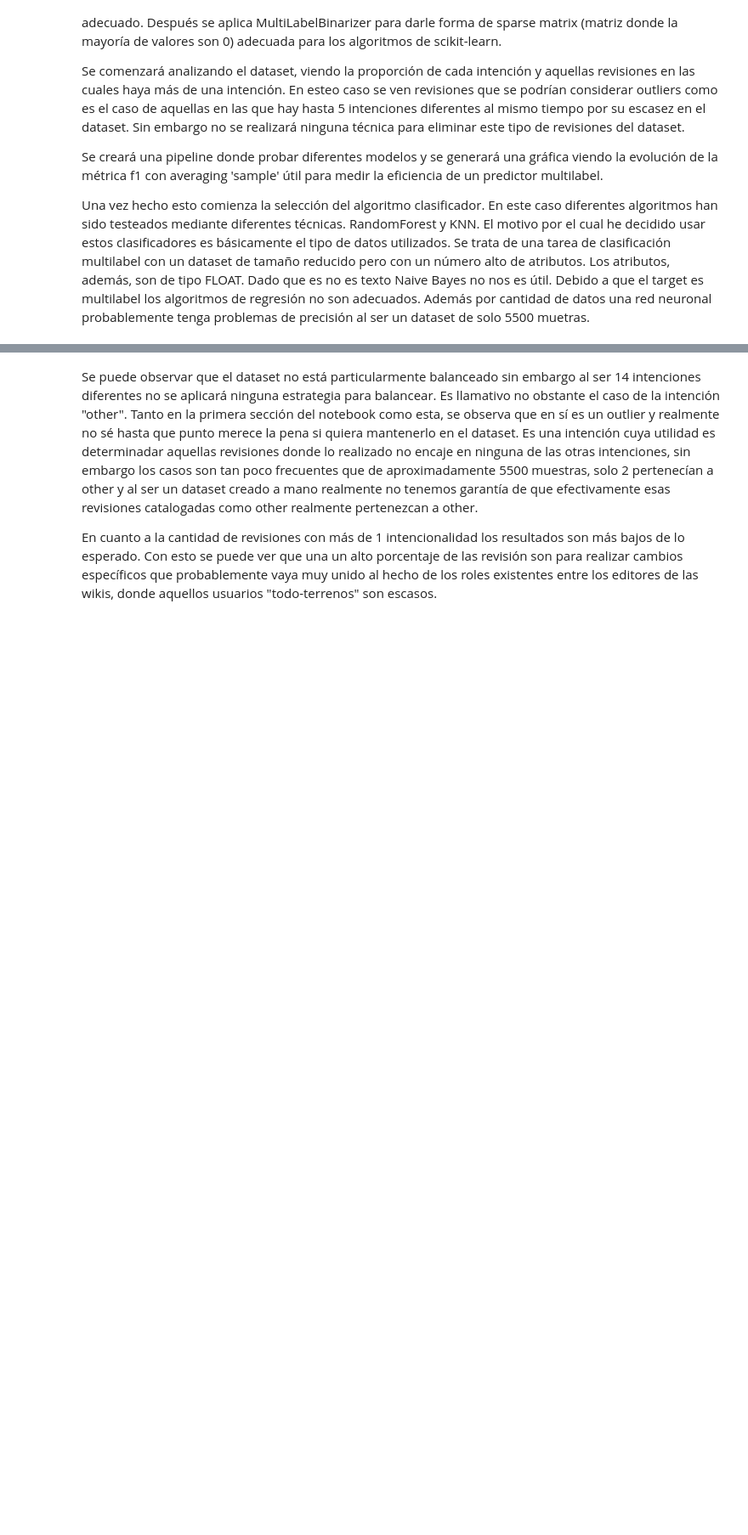
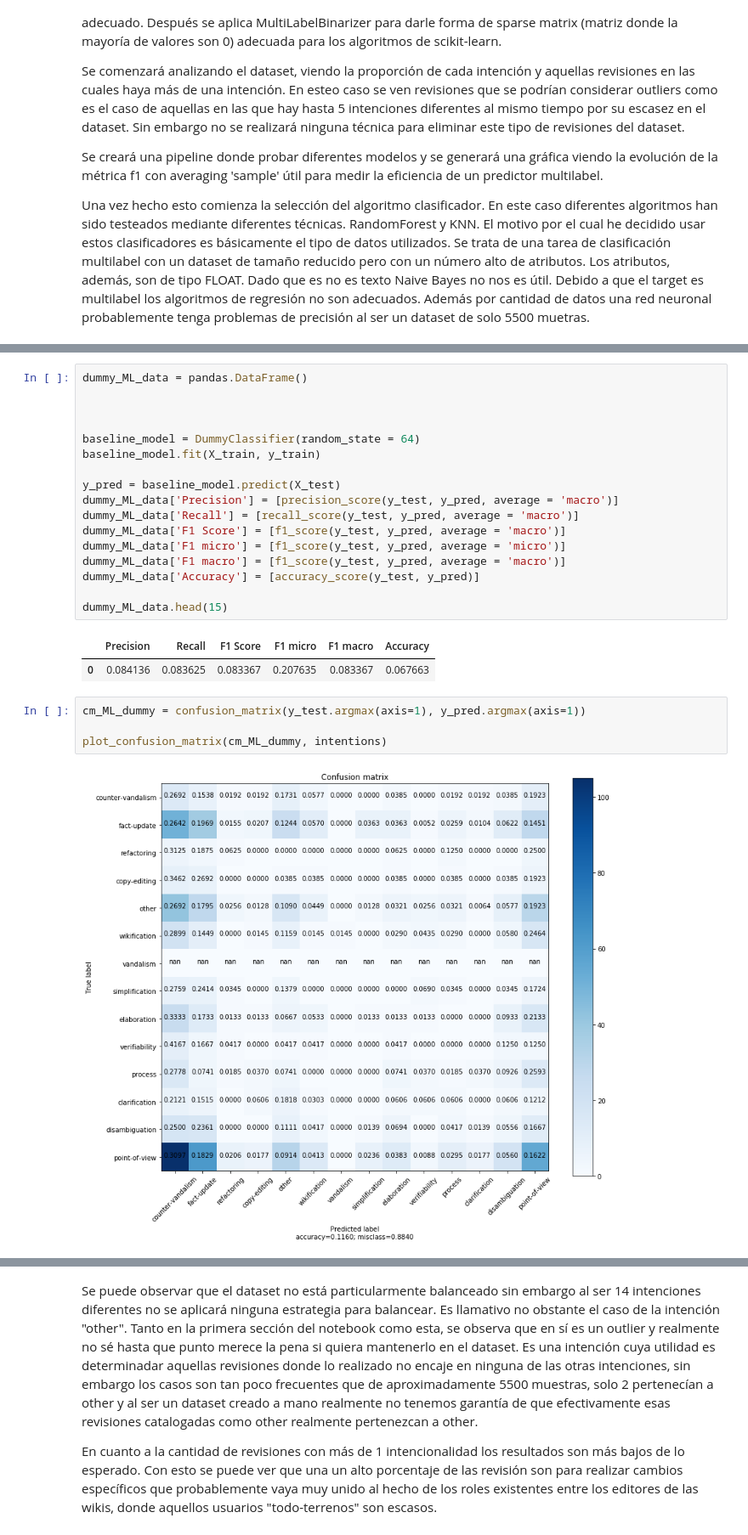
Before and after one commit to ignacioGarsami/Wiki_Semantic_Intention, a Jupyter notebook: pred_src/predictive_step.ipynb, the cells around one changed output, grey strips where cells are left out. Shown at 85% size. Drawn from its saved outputs; the diff is of its cells as text; blank space fills up the shorter version.

```diff
--- a/pred_src/predictive_step.ipynb
+++ b/pred_src/predictive_step.ipynb
@@ -1068,0 +1102,26 @@ plt.show()
+# %%
+dummy_ML_data = pandas.DataFrame()
+
+
+
+baseline_model = DummyClassifier(random_state = 64)
+baseline_model.fit(X_train, y_train)
+
+y_pred = baseline_model.predict(X_test)
+dummy_ML_data['Precision'] = [precision_score(y_test, y_pred, average = 'macro')]
+dummy_ML_data['Recall'] = [recall_score(y_test, y_pred, average = 'macro')]
+dummy_ML_data['F1 Score'] = [f1_score(y_test, y_pred, average = 'macro')]
+dummy_ML_data['F1 micro'] = [f1_score(y_test, y_pred, average = 'micro')]
+dummy_ML_data['F1 macro'] = [f1_score(y_test, y_pred, average = 'macro')]
+dummy_ML_data['Accuracy'] = [accuracy_score(y_test, y_pred)]
+
+dummy_ML_data.head(15)
+# %% [output]
+|  | Precision | Recall | F1 Score | F1 micro | F1 macro | Accuracy |
+| 0 | 0.084136 | 0.083625 | 0.083367 | 0.207635 | 0.083367 | 0.067663 |
+# %%
+cm_ML_dummy = confusion_matrix(y_test.argmax(axis=1), y_pred.argmax(axis=1))
+
+plot_confusion_matrix(cm_ML_dummy, intentions)
+# %% [output]
+[figure, added]
```
Also changed, not shown: parts of 19 cells of this notebook.
